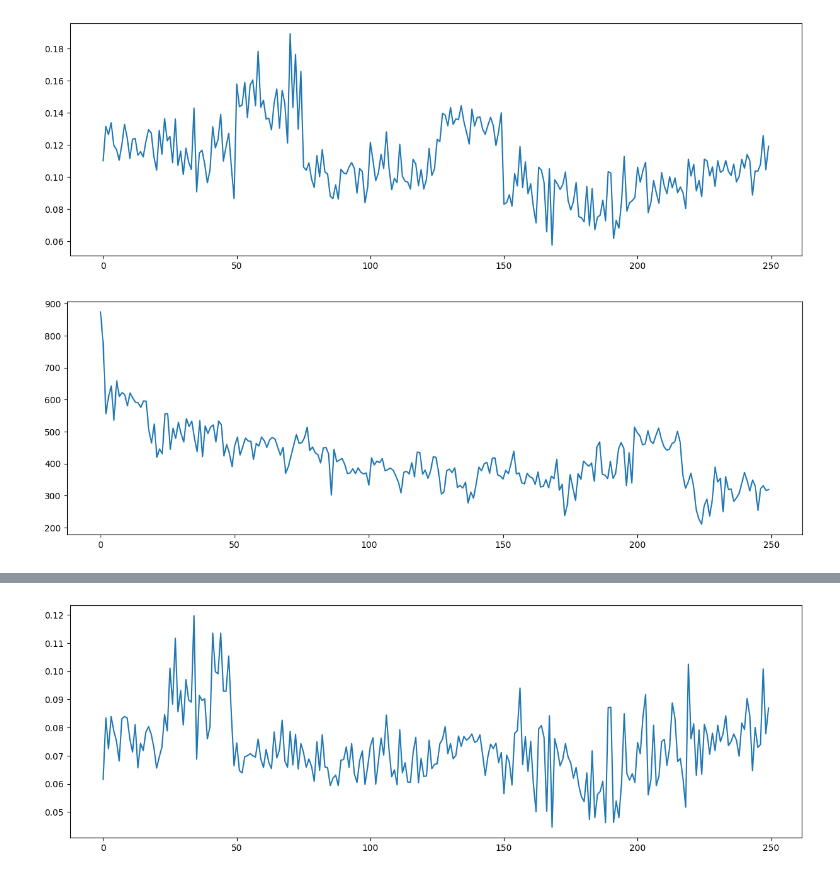
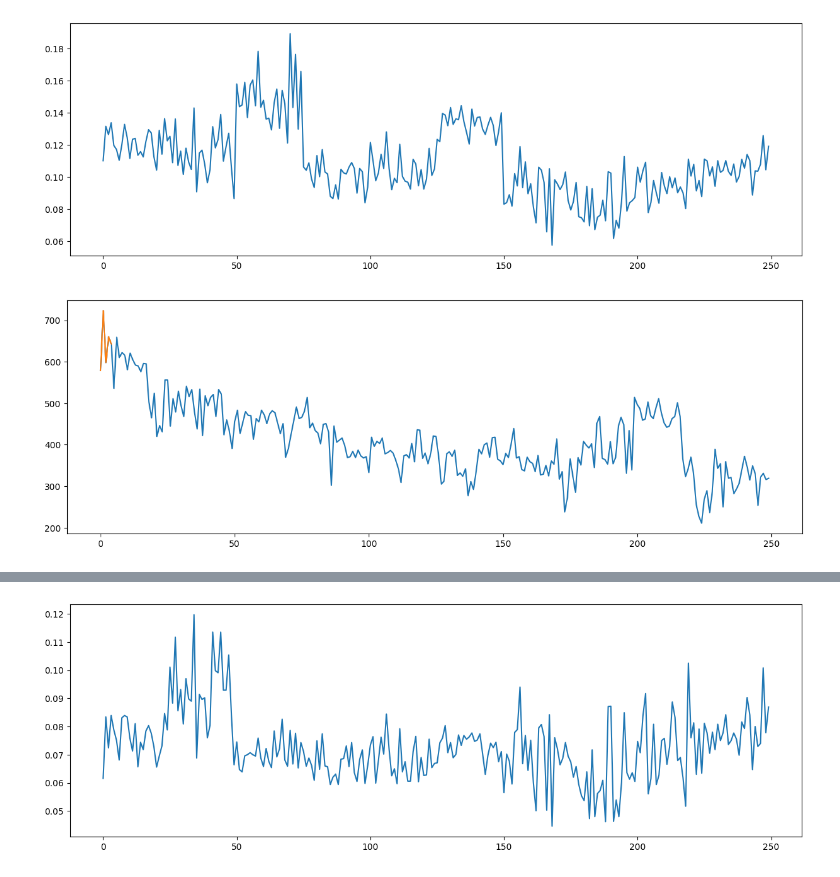
Before and after one commit to n3ling49/sec-header-analysis, a Jupyter notebook: src/evaluation/evaluation.ipynb, the cells around one changed output, grey strips where cells are left out. Drawn from its saved outputs; the diff is of its cells as text; code cells hidden in the pictures.

```diff
--- a/src/evaluation/evaluation.ipynb
+++ b/src/evaluation/evaluation.ipynb
@@ -128,6 +127,7 @@ csp_values = [874, 770, 556, 610, 643, 536, 659, 610, 622, 616, 581, 621, 605, 5
 # %%
 plt.figure().set_figwidth(15)
 plt.plot(csp_values)
+plt.plot([579, 723, 598, 660, 643])
 plt.show()
 # %% [output]
-[figure, old version]
+[figure, new version]
```
Also changed, not shown: parts of 8 cells of this notebook, 9 other files.
